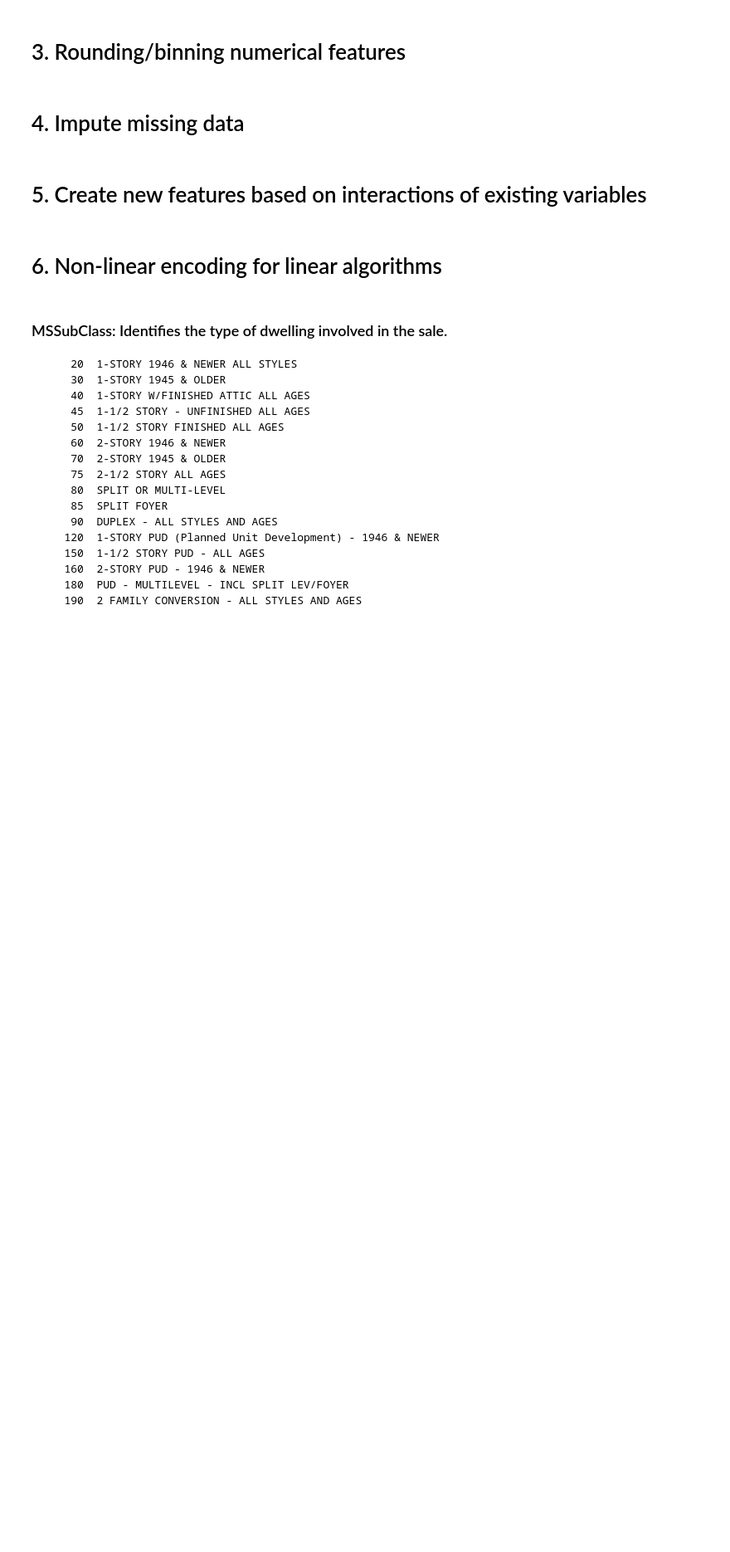
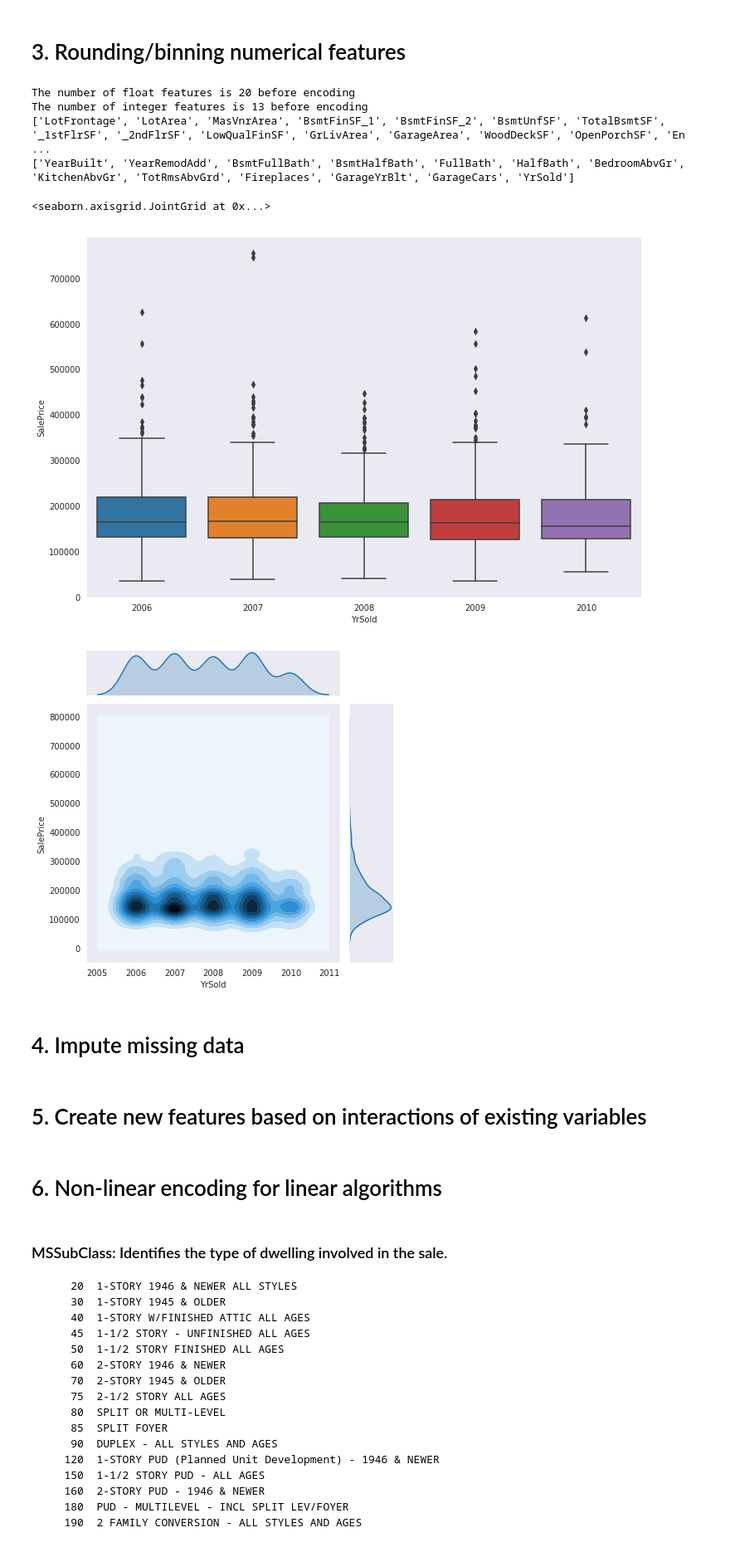
Before and after one commit to InterferencePattern/MST-housing-price-prediction, a Jupyter notebook: 1-FeatureEngineering_James.ipynb, the cells around one changed output. Shown at 83% size. Cells and saved outputs as stored; diff of their text form; code cells hidden in the pictures; blank space fills up the shorter version.

Commit message:
Added plan to adjust and incorporate all numeric variables

```diff
--- a/1-FeatureEngineering_James.ipynb
+++ b/1-FeatureEngineering_James.ipynb
@@ -249,3 +244,81 @@ print("The number of integer features is " + str(len(intList)) + " before encodi
+# %%
+floatList = [k for k,v in typeConvertDict.items() if v=="Float"]
+intList = [k for k,v in typeConvertDict.items() if  v=="Integer"]
+
+print("The number of float features is " + str(len(floatList)) + " before encoding")
+print("The number of integer features is " + str(len(intList)) + " before encoding")
+
+print(floatList)
+print(intList)
+
+
+plotFeature = df.YrSold
+sns.scatterplot(plotFeature, df.SalePrice)
+sns.boxplot(plotFeature, df.SalePrice)
+sns.jointplot(plotFeature, df.SalePrice, kind='kde')
+
+# MasVnrArea is messed up (lots of values of 0) and can probably be dropped,
+# since it probably correlates with other variables
+
+# BsmtFinSF_1 also has lots of zeros when there's no basement. Maybe these can be separated?
+
+# BsmtFinSF_2 is unintelligible - consider deleting it
+
+# BsmtUnfSF is nonlinear
+
+# TotalBsmtSF looks to be linearly correlated though again, many have zeros and it's not a problem
+
+# _1stFlrSF will need to be BOX-COX tranformed because the variance isn't constant!
+
+# _2ndFlrSF is linear but needs to be BOX-COX transformed because the variance isn't constant! There are also tons of zeroes.
+
+# LowQualFinSF can be removed, it's not really correlated with the results
+
+# GrLivArea is essentially linear, with a slight quadratic shape
+
+# GarageArea is essentially linear but has a bunch of zeros
+
+# WoodDeckSF is mildly linear but with tons of zeros
+
+# OpenPorchSF is really nonlinear and many zeros, so maybe it should be dropped or boolean
+
+# EnclosedPorch... Convert to boolean
+
+# Definitely drop _3SsnPorch
+
+# Skip ScreenPorch. There's a mild effect but there are too many zeros
+
+# Skip PoolArea
+
+# Drop MiscVal
+
+# YearBuilt is good, but needs to be fitted parabolically
+
+# YearRemodAdd is a very weak effect. Maybe useful but we should add a boolean for "wasRemodeled"
+
+# FullBath + BsmtFullBath + HalfBath + BsmtHalfBath is nicely linear
+
+# BedroomAbvGr shockingly has a weird connection to price!
+
+# KitchenAbvGr has a strange negative correlation with price
+
+# TotRmsAbvGrd has a quadratic relationship with price
+
+# Fireplaces has a sqrt relationship with price
+
+# GarageYrBlt has an exponential relationship with price, but that probably has to do with year house was built
+
+# GarageCars has an exponential relationship with price as well
+
+# YrSold is shockingly uncorrelated with price, but I'd still be wary to leave it out.
+# %% [output]
+The number of float features is 20 before encoding
+The number of integer features is 13 before encoding
+['LotFrontage', 'LotArea', 'MasVnrArea', 'BsmtFinSF_1', 'BsmtFinSF_2', 'BsmtUnfSF', 'TotalBsmtSF', '_1stFlrSF', '_2ndFlrSF', 'LowQualFinSF', 'GrLivArea', 'GarageArea', 'WoodDeckSF', 'OpenPorchSF', 'En ...
+['YearBuilt', 'YearRemodAdd', 'BsmtFullBath', 'BsmtHalfBath', 'FullBath', 'HalfBath', 'BedroomAbvGr', 'KitchenAbvGr', 'TotRmsAbvGrd', 'Fireplaces', 'GarageYrBlt', 'GarageCars', 'YrSold']
+<seaborn.axisgrid.JointGrid at 0x...>
+[figure, added]
+[figure, added]
 # %% [markdown]
 # 4. Impute missing data
 # %% [markdown]
```
Also changed, not shown: parts of 4 cells of this notebook.
